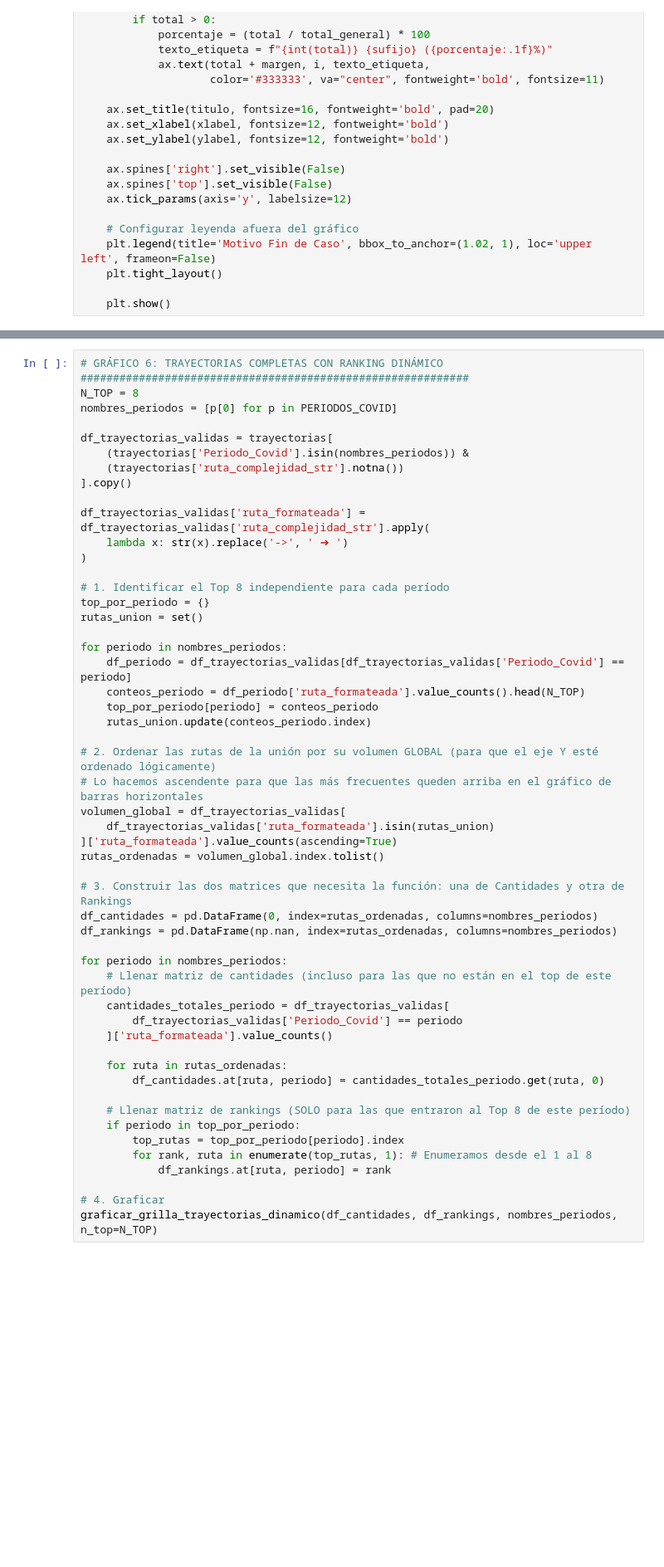
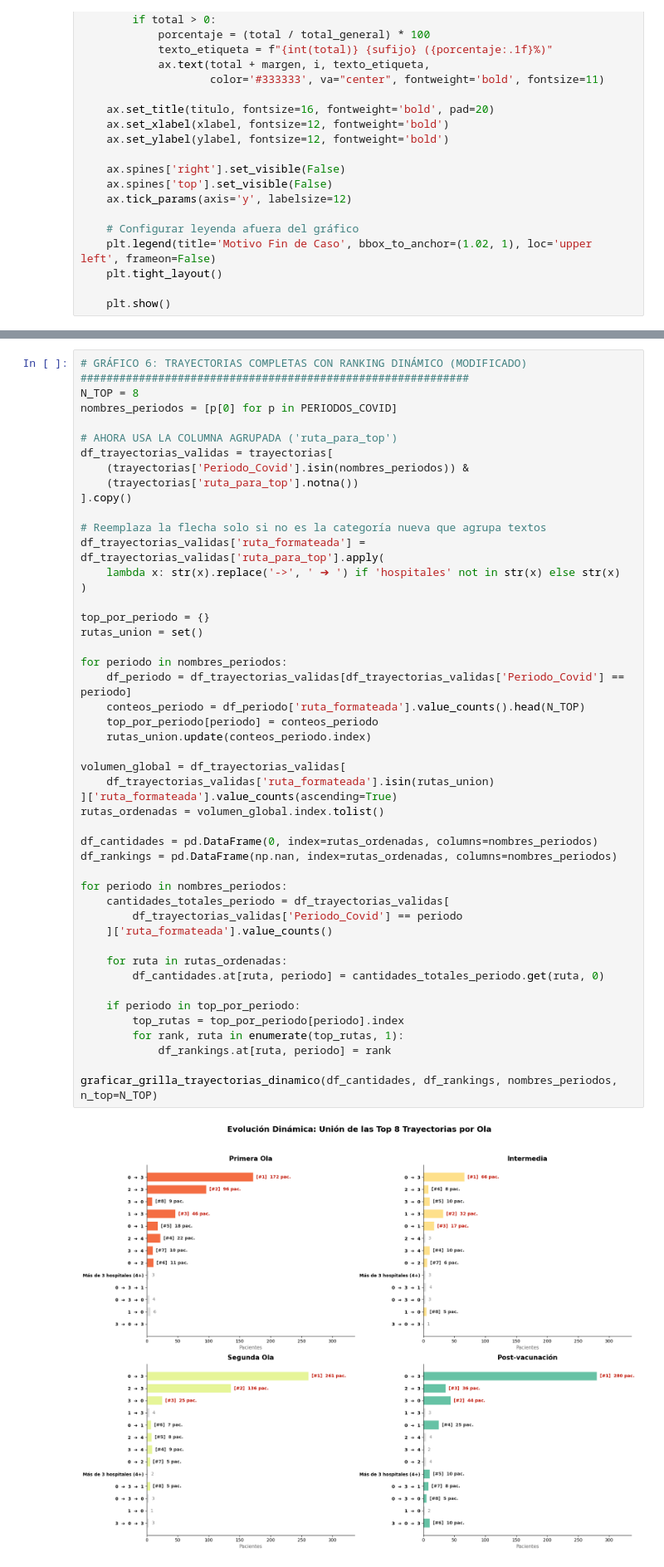
Before and after one commit to micagonzdark/RedesHospitales, a Jupyter notebook: notebooks/07_JAIIO_ranking_trayectorias.ipynb, the cells around one changed output, grey strips where cells are left out. Shown at 83% size. Saved outputs shown, nothing was run; the diff lists cells and outputs as text; blank space fills up the shorter version.

```diff
--- a/notebooks/07_JAIIO_ranking_trayectorias.ipynb
+++ b/notebooks/07_JAIIO_ranking_trayectorias.ipynb
@@ -458,53 +477,50 @@ graficar_grilla_periodos(pivot_periodos, orden_columnas_existentes)
 # %%
-# GRÁFICO 6: TRAYECTORIAS COMPLETAS CON RANKING DINÁMICO
+# GRÁFICO 6: TRAYECTORIAS COMPLETAS CON RANKING DINÁMICO (MODIFICADO)
 ############################################################
 N_TOP = 8
 nombres_periodos = [p[0] for p in PERIODOS_COVID]
 
+# AHORA USA LA COLUMNA AGRUPADA ('ruta_para_top')
 df_trayectorias_validas = trayectorias[
     (trayectorias['Periodo_Covid'].isin(nombres_periodos)) &
-    (trayectorias['ruta_complejidad_str'].notna())
+    (trayectorias['ruta_para_top'].notna())
 ].copy()
 
-df_trayectorias_validas['ruta_formateada'] = df_trayectorias_validas['ruta_complejidad_str'].apply(
-    lambda x: str(x).replace('->', ' ➔ ')
+# Reemplaza la flecha solo si no es la categoría nueva que agrupa textos
+df_trayectorias_validas['ruta_formateada'] = df_trayectorias_validas['ruta_para_top'].apply(
+    lambda x: str(x).replace('->', ' ➔ ') if 'hospitales' not in str(x) else str(x)
 )
 
-# 1. Identificar el Top 8 independiente para cada período
 top_por_periodo = {}
 rutas_union = set()
 
 for periodo in nombres_periodos:
     df_periodo = df_trayectorias_validas[df_trayectorias_validas['Periodo_Covid'] == periodo]
     conteos_periodo = df_periodo['ruta_formateada'].value_counts().head(N_TOP)
     top_por_periodo[periodo] = conteos_periodo
     rutas_union.update(conteos_periodo.index)
 
-# 2. Ordenar las rutas de la unión por su volumen GLOBAL (para que el eje Y esté ordenado lógicamente)
-# Lo hacemos ascendente para que las más frecuentes queden arriba en el gráfico de barras horizontales
 volumen_global = df_trayectorias_validas[
     df_trayectorias_validas['ruta_formateada'].isin(rutas_union)
 ]['ruta_formateada'].value_counts(ascending=True)
 rutas_ordenadas = volumen_global.index.tolist()
 
-# 3. Construir las dos matrices que necesita la función: una de Cantidades y otra de Rankings
 df_cantidades = pd.DataFrame(0, index=rutas_ordenadas, columns=nombres_periodos)
 df_rankings = pd.DataFrame(np.nan, index=rutas_ordenadas, columns=nombres_periodos)
 
 for periodo in nombres_periodos:
-    # Llenar matriz de cantidades (incluso para las que no están en el top de este período)
     cantidades_totales_periodo = df_trayectorias_validas[
         df_trayectorias_validas['Periodo_Covid'] == periodo
     ]['ruta_formateada'].value_counts()
 
     for ruta in rutas_ordenadas:
         df_cantidades.at[ruta, periodo] = cantidades_totales_periodo.get(ruta, 0)
 
-    # Llenar matriz de rankings (SOLO para las que entraron al Top 8 de este período)
     if periodo in top_por_periodo:
         top_rutas = top_por_periodo[periodo].index
-        for rank, ruta in enumerate(top_rutas, 1): # Enumeramos desde el 1 al 8
+        for rank, ruta in enumerate(top_rutas, 1):
             df_rankings.at[ruta, periodo] = rank
 
-# 4. Graficar
 graficar_grilla_trayectorias_dinamico(df_cantidades, df_rankings, nombres_periodos, n_top=N_TOP)
+# %% [output]
+[figure, added]
```
Also changed, not shown: parts of 7 cells of this notebook, 1 other file.
